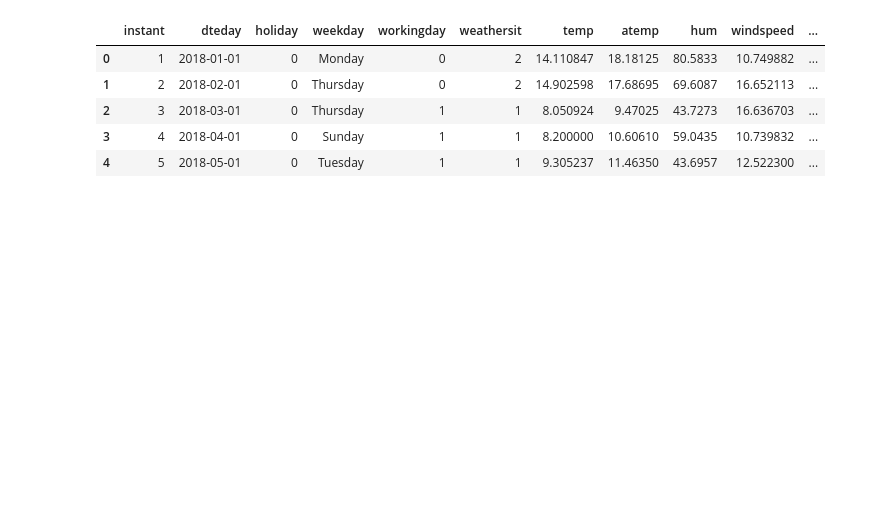
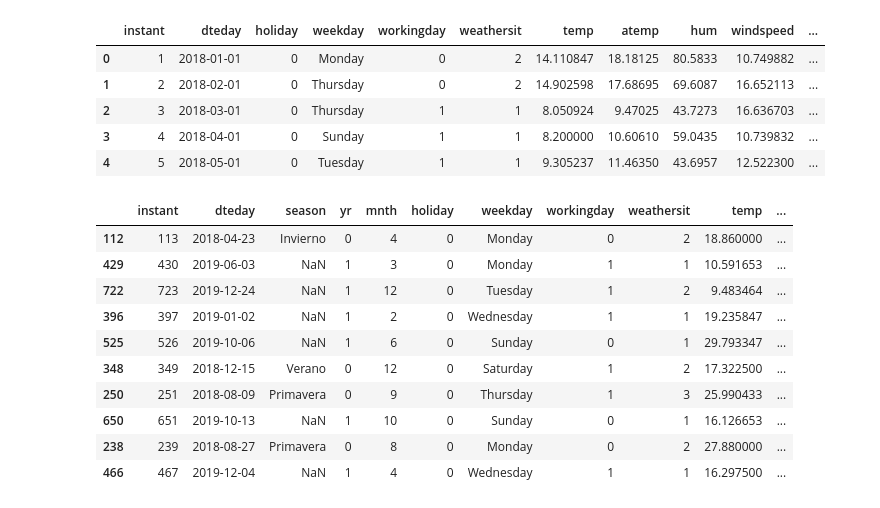
Before and after one commit to LidyaDescals/project-da-promo-D-module-3-team-3, a Jupyter notebook: analisis_exploratorio.ipynb, the cells around one changed output. Drawn from its saved outputs; the diff is of its cells as text; code cells hidden in the pictures; blank space fills up the shorter version.

Commit message:
funcionn season

```diff
--- a/analisis_exploratorio.ipynb
+++ b/analisis_exploratorio.ipynb
@@ -172,3 +174,27 @@ season_list = []
 for month in df['dteday']:
 # %%
 df['season'] = pd.cut(df['dteday'], bins = 4, la)
+# %%
+
+
+# definir los límites de los intervalos para cada temporada
+intervalos = [pd.Timestamp('2017-03-20'), pd.Timestamp('2017-06-21'), pd.Timestamp('2017-09-22'), pd.Timestamp('2017-12-22'),
+              pd.Timestamp('2018-03-20'), pd.Timestamp('2018-06-21'), pd.Timestamp('2018-09-22'), pd.Timestamp('2018-12-22'), pd.Timestamp('2018-12-31')]
+etiquetas = ['Invierno', 'Primavera', 'Verano', 'Otoño', 'Invierno', 'Primavera', 'Verano', 'Otoño',]
+
+# categorizar las fechas por temporada
+df['season'] = pd.cut(df['dteday'], bins=intervalos, labels=etiquetas, ordered = False)
+# %%
+df.sample(10)
+# %% [output]
+|  | instant | dteday | season | yr | mnth | holiday | weekday | workingday | weathersit | temp | ... |
+| 112 | 113 | 2018-04-23 | Invierno | 0 | 4 | 0 | Monday | 0 | 2 | 18.860000 | ... |
+| 429 | 430 | 2019-06-03 | NaN | 1 | 3 | 0 | Monday | 1 | 1 | 10.591653 | ... |
+| 722 | 723 | 2019-12-24 | NaN | 1 | 12 | 0 | Tuesday | 1 | 2 | 9.483464 | ... |
+| 396 | 397 | 2019-01-02 | NaN | 1 | 2 | 0 | Wednesday | 1 | 1 | 19.235847 | ... |
+| 525 | 526 | 2019-10-06 | NaN | 1 | 6 | 0 | Sunday | 0 | 1 | 29.793347 | ... |
+| 348 | 349 | 2018-12-15 | Verano | 0 | 12 | 0 | Saturday | 1 | 2 | 17.322500 | ... |
+| 250 | 251 | 2018-08-09 | Primavera | 0 | 9 | 0 | Thursday | 1 | 3 | 25.990433 | ... |
+| 650 | 651 | 2019-10-13 | NaN | 1 | 10 | 0 | Sunday | 0 | 1 | 16.126653 | ... |
+| 238 | 239 | 2018-08-27 | Primavera | 0 | 8 | 0 | Monday | 0 | 2 | 27.880000 | ... |
+| 466 | 467 | 2019-12-04 | NaN | 1 | 4 | 0 | Wednesday | 1 | 1 | 16.297500 | ... |
```
Also changed, not shown: parts of 4 cells of this notebook.
